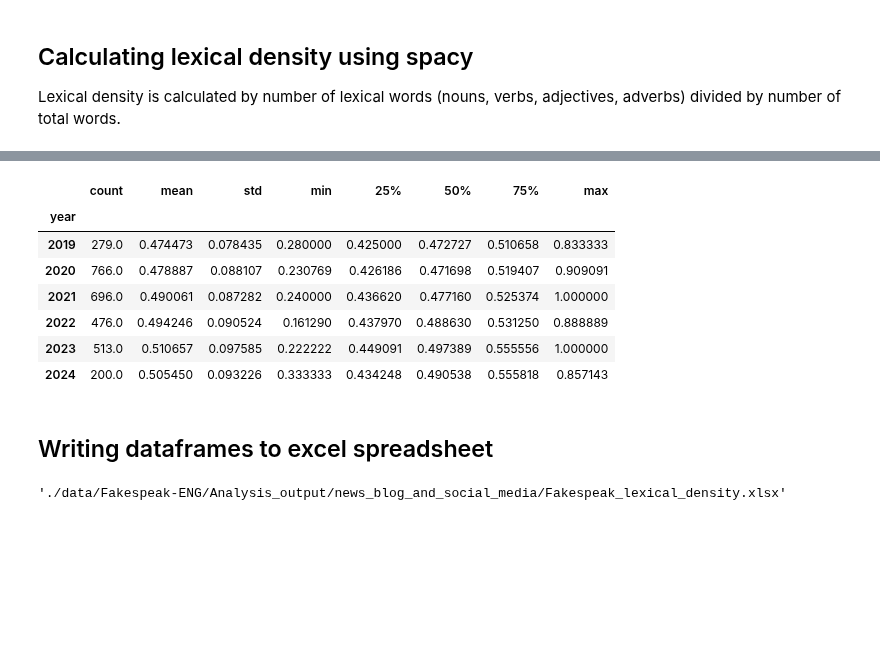
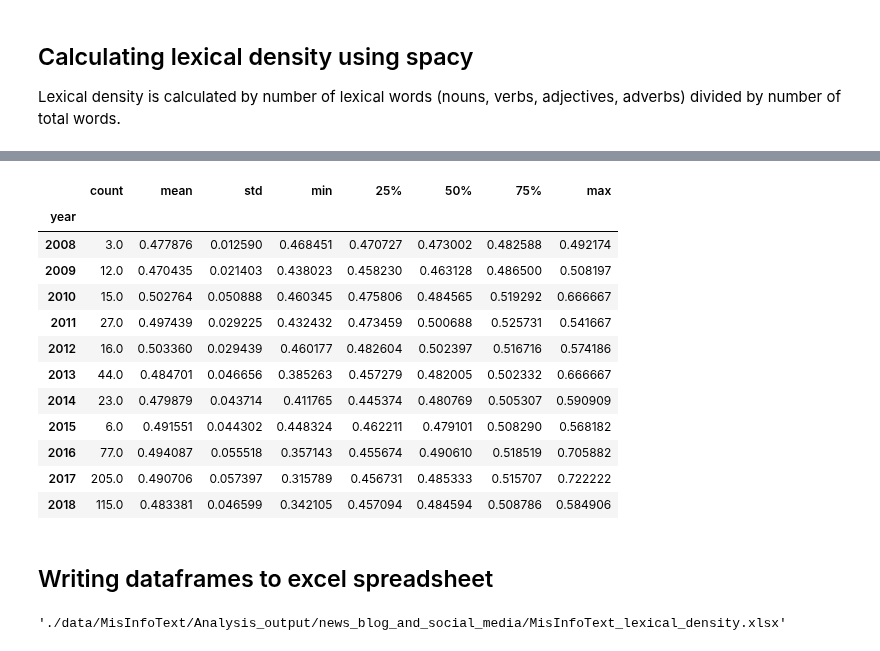
Before and after one commit to sfu-discourse-lab/fake_news_over_time, a Jupyter notebook: lexical_density.ipynb, the cells around one changed output, grey strips where cells are left out. Drawn from its saved outputs; the diff is of its cells as text; code cells hidden in the pictures; blank space fills up the shorter version.

Commit message:
Run lexical density analysis on MisInfoText

```diff
--- a/lexical_density.ipynb
+++ b/lexical_density.ipynb
@@ -35,7 +35,7 @@ misinfotext_config = DatasetConfig(
     cols_to_save=["factcheckURL", "originalURL", "originalTextType", "originalDateYear", "lexical_density"]
 )
 # %%
-using_dataset = fakespeak_config
+using_dataset = misinfotext_config
 # %%
 dataset_df = pd.read_excel(
     using_dataset.input_path,
@@ -134,5 +136,6 @@ only_news_blog_and_social_media_df
 # %%
 grouped_by_year_news_blog_social_media = only_news_blog_and_social_media_df.groupby(by="originalDateYear")
-years_news_blog_social_media_dfs = [grouped_by_year_news_blog_social_media.get_group(year) for year in years]
+years_news_blog_social_media = grouped_by_year_news_blog_social_media.groups
+years_news_blog_social_media_dfs = [grouped_by_year_news_blog_social_media.get_group(year) for year in years_news_blog_social_media]
 years_news_blog_social_media_dfs[0].head()
 # %% [output]
@@ -145,18 +146,23 @@ years_news_blog_social_media_dfs[0].head()
 # %%
 summary_news_blog_social_media_df = pd.DataFrame(
     [df["lexical_density"].describe() for df in years_news_blog_social_media_dfs],
-    index=pd.Index(data=years, name="year")
+    index=pd.Index(data=years_news_blog_social_media, name="year")
 )
 summary_news_blog_social_media_df
 # %% [output]
 |  | count | mean | std | min | 25% | 50% | 75% | max |
 | year |  |  |  |  |  |  |  |  |
-| 2019 | 279.0 | 0.474473 | 0.078435 | 0.280000 | 0.425000 | 0.472727 | 0.510658 | 0.833333 |
-| 2020 | 766.0 | 0.478887 | 0.088107 | 0.230769 | 0.426186 | 0.471698 | 0.519407 | 0.909091 |
-| 2021 | 696.0 | 0.490061 | 0.087282 | 0.240000 | 0.436620 | 0.477160 | 0.525374 | 1.000000 |
-| 2022 | 476.0 | 0.494246 | 0.090524 | 0.161290 | 0.437970 | 0.488630 | 0.531250 | 0.888889 |
-| 2023 | 513.0 | 0.510657 | 0.097585 | 0.222222 | 0.449091 | 0.497389 | 0.555556 | 1.000000 |
-| 2024 | 200.0 | 0.505450 | 0.093226 | 0.333333 | 0.434248 | 0.490538 | 0.555818 | 0.857143 |
+| 2008 | 3.0 | 0.477876 | 0.012590 | 0.468451 | 0.470727 | 0.473002 | 0.482588 | 0.492174 |
+| 2009 | 12.0 | 0.470435 | 0.021403 | 0.438023 | 0.458230 | 0.463128 | 0.486500 | 0.508197 |
+| 2010 | 15.0 | 0.502764 | 0.050888 | 0.460345 | 0.475806 | 0.484565 | 0.519292 | 0.666667 |
+| 2011 | 27.0 | 0.497439 | 0.029225 | 0.432432 | 0.473459 | 0.500688 | 0.525731 | 0.541667 |
+| 2012 | 16.0 | 0.503360 | 0.029439 | 0.460177 | 0.482604 | 0.502397 | 0.516716 | 0.574186 |
+| 2013 | 44.0 | 0.484701 | 0.046656 | 0.385263 | 0.457279 | 0.482005 | 0.502332 | 0.666667 |
+| 2014 | 23.0 | 0.479879 | 0.043714 | 0.411765 | 0.445374 | 0.480769 | 0.505307 | 0.590909 |
+| 2015 | 6.0 | 0.491551 | 0.044302 | 0.448324 | 0.462211 | 0.479101 | 0.508290 | 0.568182 |
+| 2016 | 77.0 | 0.494087 | 0.055518 | 0.357143 | 0.455674 | 0.490610 | 0.518519 | 0.705882 |
+| 2017 | 205.0 | 0.490706 | 0.057397 | 0.315789 | 0.456731 | 0.485333 | 0.515707 | 0.722222 |
+| 2018 | 115.0 | 0.483381 | 0.046599 | 0.342105 | 0.457094 | 0.484594 | 0.508786 | 0.584906 |
 # %% [markdown]
 ## Writing dataframes to excel spreadsheet
 # %%
@@ -175,7 +181,7 @@ output_path_split.insert(len(output_path_split) - 1, "news_blog_and_social_media
 output_path_news_blog_social_media = "/".join(output_path_split)
 output_path_news_blog_social_media
 # %% [output]
-'./data/Fakespeak-ENG/Analysis_output/news_blog_and_social_media/Fakespeak_lexical_density.xlsx'
+'./data/MisInfoText/Analysis_output/news_blog_and_social_media/MisInfoText_lexical_density.xlsx'
 # %%
 writer = pd.ExcelWriter(output_path_news_blog_social_media, engine="xlsxwriter")
 
```
Also changed, not shown: parts of 7 cells of this notebook, 2 other files.
